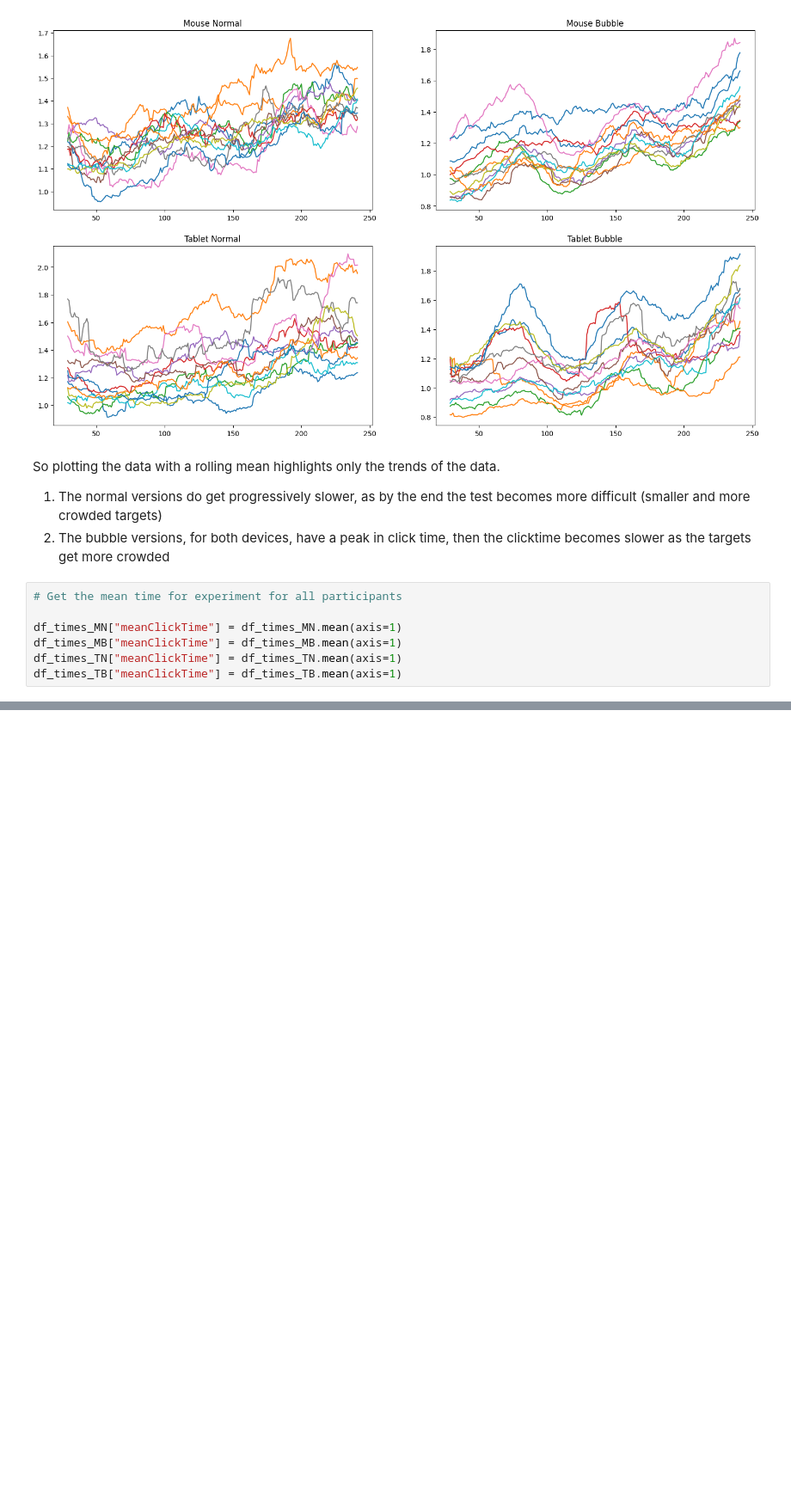
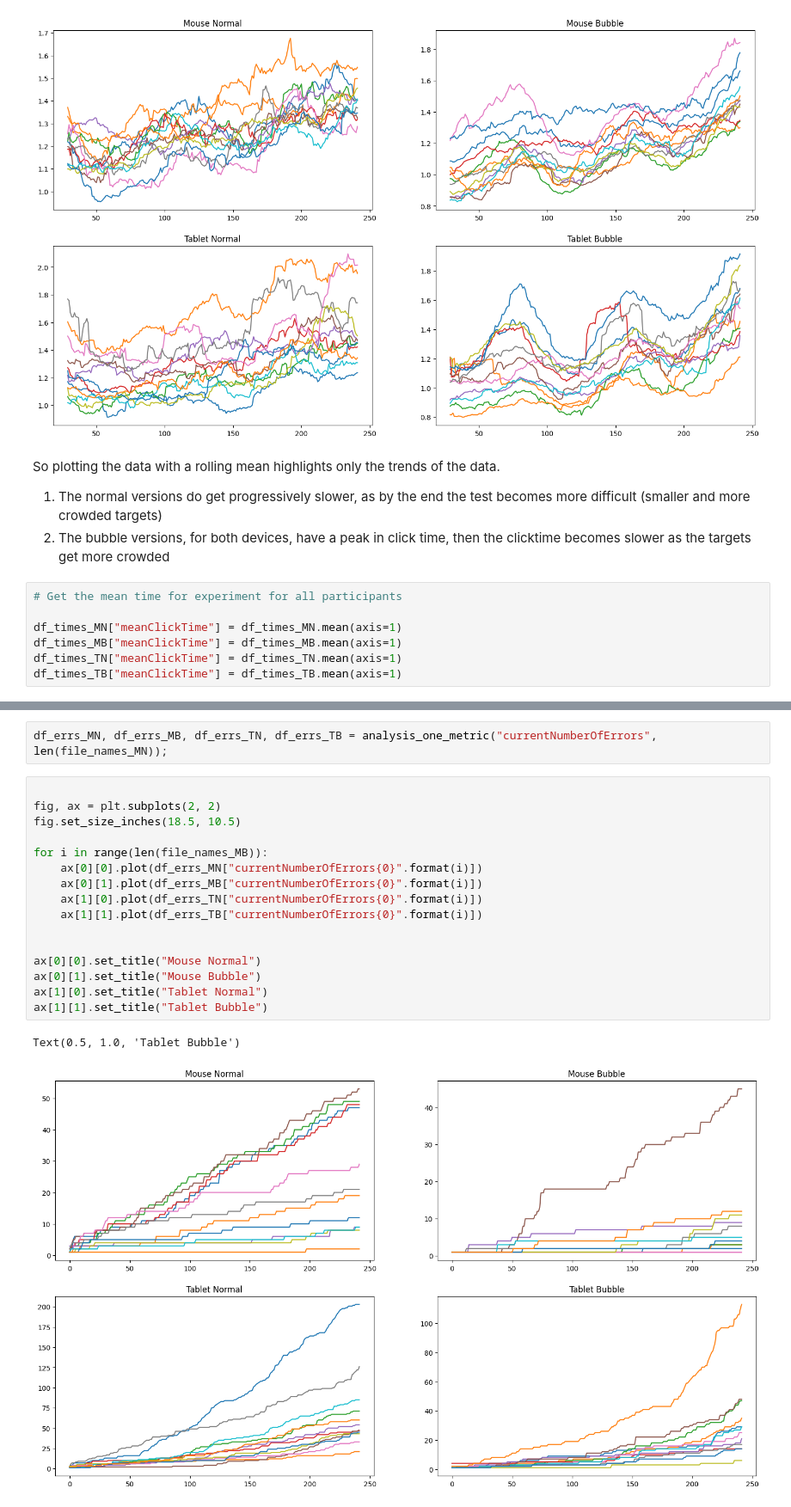
Before and after one commit to IoanaBaciu24/BubbleCursorExperiment, a Jupyter notebook: notebook.ipynb, the cells around one changed output, grey strips where cells are left out. Shown at 86% size. Drawn from its saved outputs; the diff is of its cells as text; blank space fills up the shorter version.

```diff
--- a/notebook.ipynb
+++ b/notebook.ipynb
@@ -261,0 +269,21 @@ Text(0.5, 1.0, 'The mean click times for the four combinations')
+# %%
+df_errs_MN, df_errs_MB, df_errs_TN, df_errs_TB = analysis_one_metric("currentNumberOfErrors", len(file_names_MN));
+# %%
+
+fig, ax = plt.subplots(2, 2)
+fig.set_size_inches(18.5, 10.5)
+
+for i in range(len(file_names_MB)):
+    ax[0][0].plot(df_errs_MN["currentNumberOfErrors{0}".format(i)])
+    ax[0][1].plot(df_errs_MB["currentNumberOfErrors{0}".format(i)])
+    ax[1][0].plot(df_errs_TN["currentNumberOfErrors{0}".format(i)])
+    ax[1][1].plot(df_errs_TB["currentNumberOfErrors{0}".format(i)])
+
+
+ax[0][0].set_title("Mouse Normal")
+ax[0][1].set_title("Mouse Bubble")
+ax[1][0].set_title("Tablet Normal")
+ax[1][1].set_title("Tablet Bubble")
+# %% [output]
+Text(0.5, 1.0, 'Tablet Bubble')
+[figure, added]
```
Also changed, not shown: parts of 14 cells of this notebook, 1 other file.
